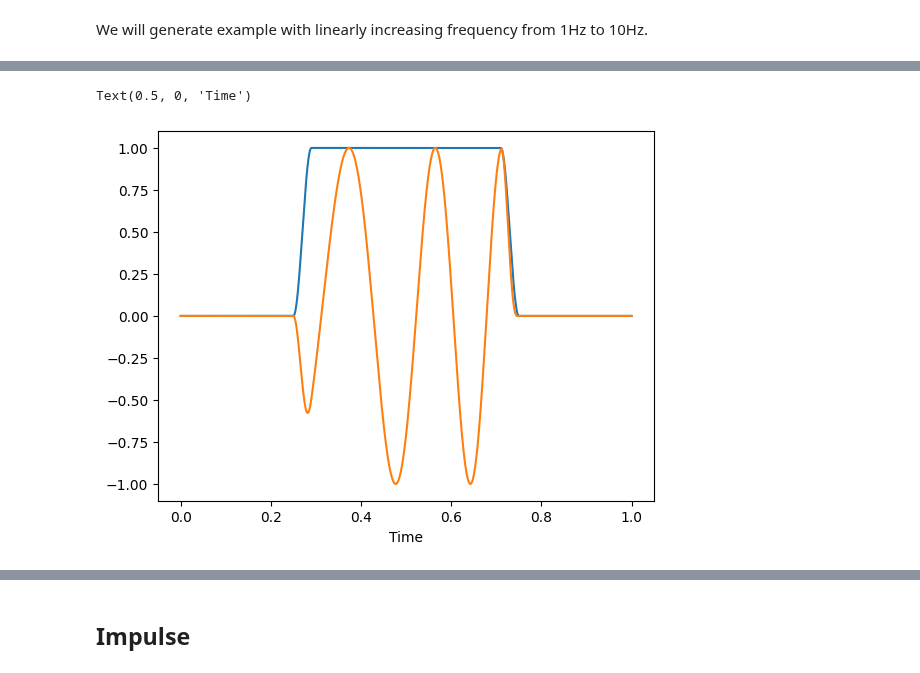
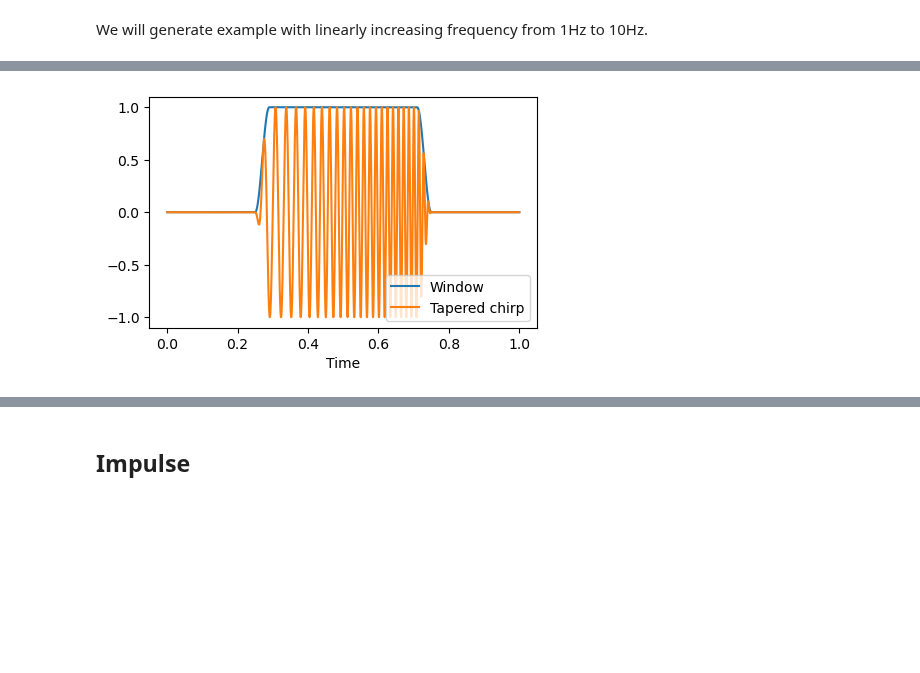
Before and after one commit to leewujung/fundamentals, a Jupyter notebook: boat_tutorials/primers/signal_processing_01_signals.ipynb, the cells around one changed output, grey strips where cells are left out. Saved outputs shown, nothing was run; the diff lists cells and outputs as text; code cells hidden in the pictures; blank space fills up the shorter version.

```diff
--- a/boat_tutorials/primers/signal_processing_01_signals.ipynb
+++ b/boat_tutorials/primers/signal_processing_01_signals.ipynb
@@ -112,17 +142,21 @@ Text(0.5, 0, 'Sample number')
 # %%
+# Generate a tapered chirp
+chirp = signal.chirp(time, f0=1, t1=1, f1=100)
 left = np.zeros(int(len(chirp)/4))
 right = np.zeros(int(len(chirp)/4))
 middle_window = signal.windows.tukey(int(len(chirp)/2), alpha=0.16)
+
 window = np.hstack((left, middle_window, right))
-
-plt.plot(time, window)
 chirp_short =  chirp * window
 
-plt.plot(time, chirp_short)
+plt.figure(figsize=(5,3))
+plt.plot(time, window, label="Window")
+plt.plot(time, chirp_short, label="Tapered chirp")
 plt.xlabel("Time")
+plt.legend()
+plt.show()
 # %% [output]
-Text(0.5, 0, 'Time')
-[figure, old version]
+[figure, new version]
 # %%
 ipd.Audio(chirp_short, rate=N)
 # %% [output]
```
Also changed, not shown: parts of 27 cells of this notebook, 3 other files.
